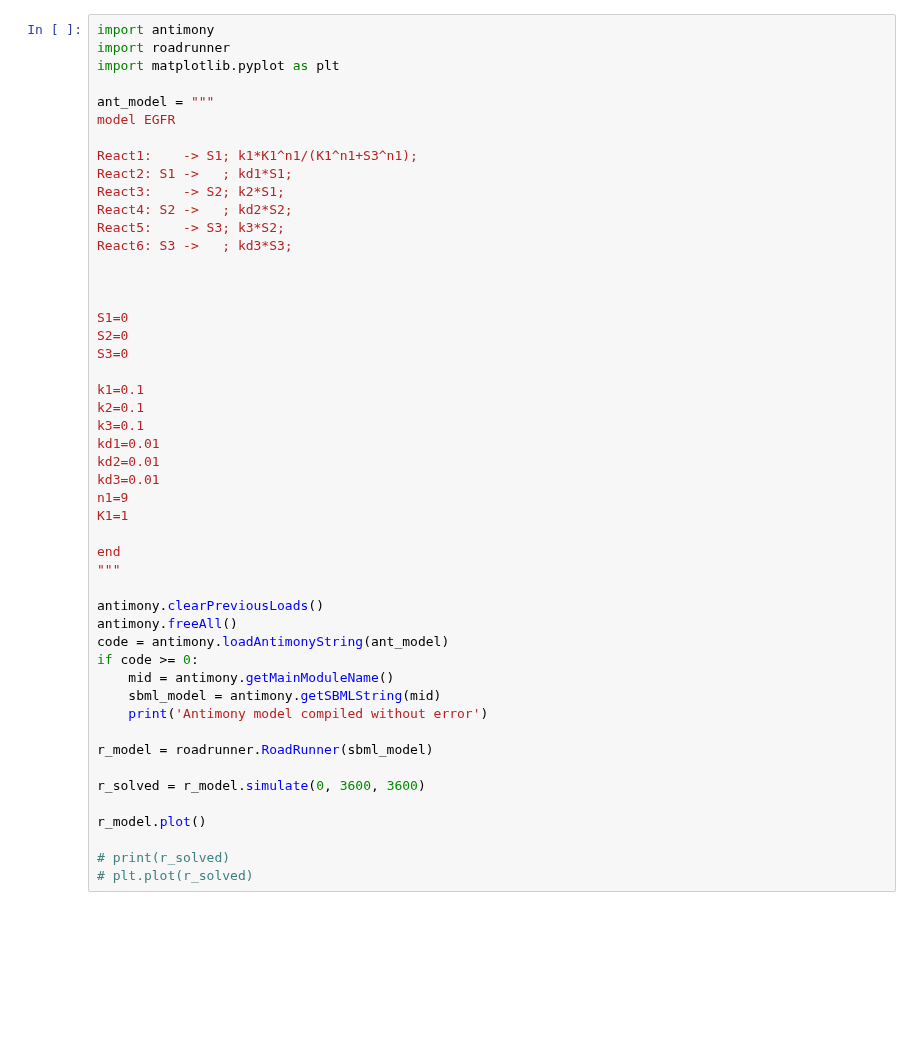
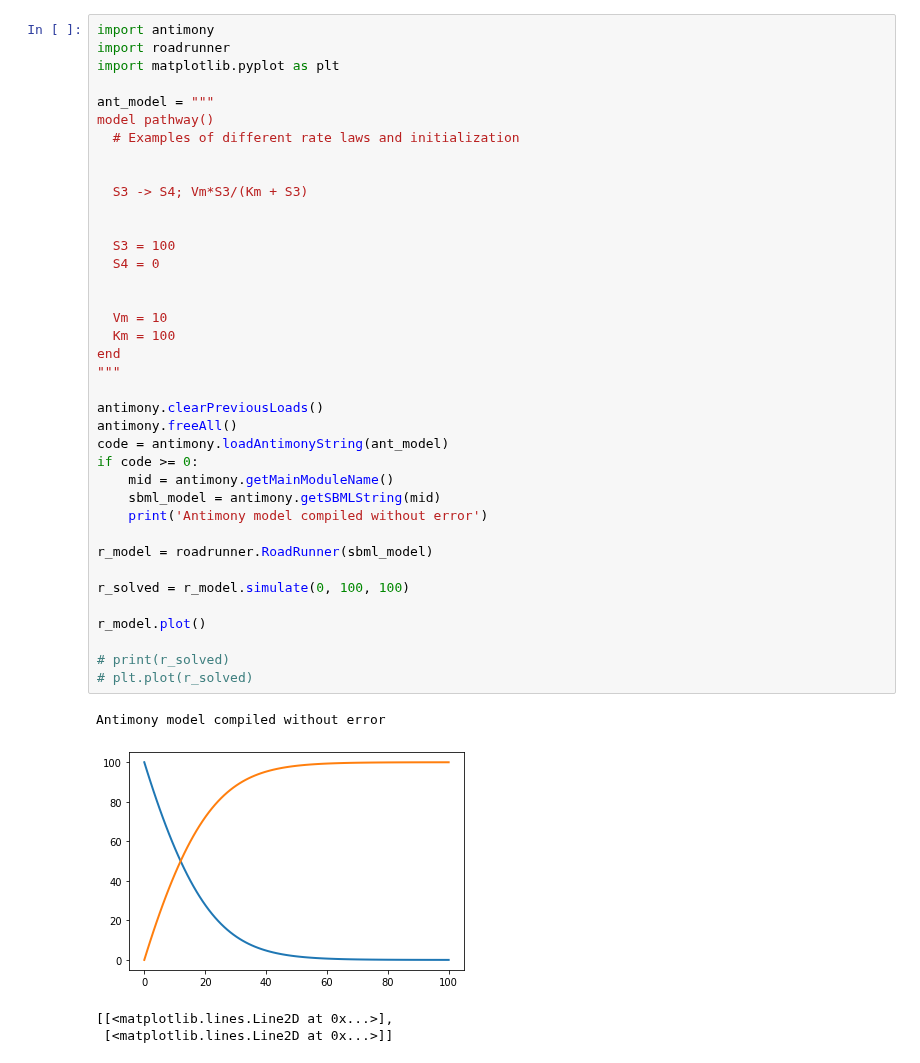
Before and after one commit to AnEvilBurrito/new-peak-project, a Jupyter notebook: src/model_construction.ipynb, the cells around one changed output. Drawn from its saved outputs; the diff is of its cells as text; blank space fills up the shorter version.

Commit message:
antimony model working

```diff
--- a/src/model_construction.ipynb
+++ b/src/model_construction.ipynb
@@ -1,52 +1,46 @@
 # %%
 import antimony
 import roadrunner
 import matplotlib.pyplot as plt
 
 ant_model = """
-model EGFR
-
-React1:    -> S1; k1*K1^n1/(K1^n1+S3^n1);
-React2: S1 ->   ; kd1*S1;
-React3:    -> S2; k2*S1;
-React4: S2 ->   ; kd2*S2;
-React5:    -> S3; k3*S2;
-React6: S3 ->   ; kd3*S3;
+model pathway()
+  # Examples of different rate laws and initialization
 
 
+  S3 -> S4; Vm*S3/(Km + S3)
 
-S1=0
-S2=0
-S3=0
 
-k1=0.1
-k2=0.1
-k3=0.1
-kd1=0.01
-kd2=0.01
-kd3=0.01
-n1=9
-K1=1
+  S3 = 100
+  S4 = 0
 
+
+  Vm = 10
+  Km = 100
 end
 """
 
 antimony.clearPreviousLoads()
 antimony.freeAll()
 code = antimony.loadAntimonyString(ant_model)
 if code >= 0:
     mid = antimony.getMainModuleName()
     sbml_model = antimony.getSBMLString(mid)
     print('Antimony model compiled without error')
 
 r_model = roadrunner.RoadRunner(sbml_model)
 
-r_solved = r_model.simulate(0, 3600, 3600)
+r_solved = r_model.simulate(0, 100, 100)
 
 r_model.plot()
 
 # print(r_solved)
 # plt.plot(r_solved)
+# %% [output]
+Antimony model compiled without error
+[figure, added]
+[[<matplotlib.lines.Line2D at 0x...>],
+ [<matplotlib.lines.Line2D at 0x...>]]
 # %%
 # The following function generates antimony strings from high level syntax
 from inspect import Parameter
```
Also changed, not shown: parts of 5 cells of this notebook, 2 other files.
